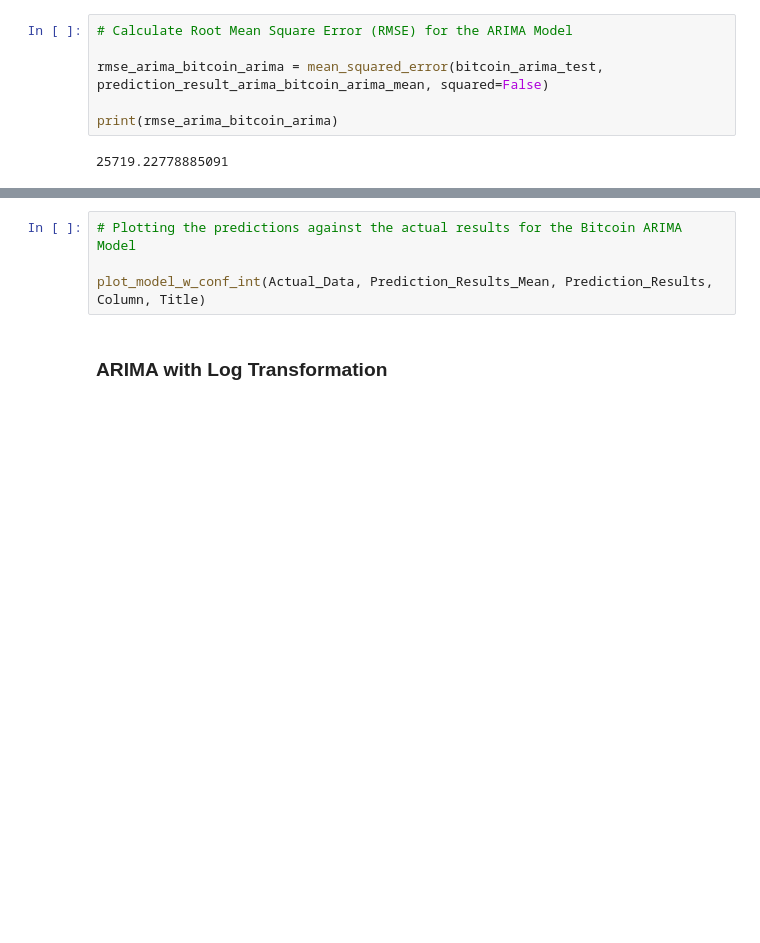
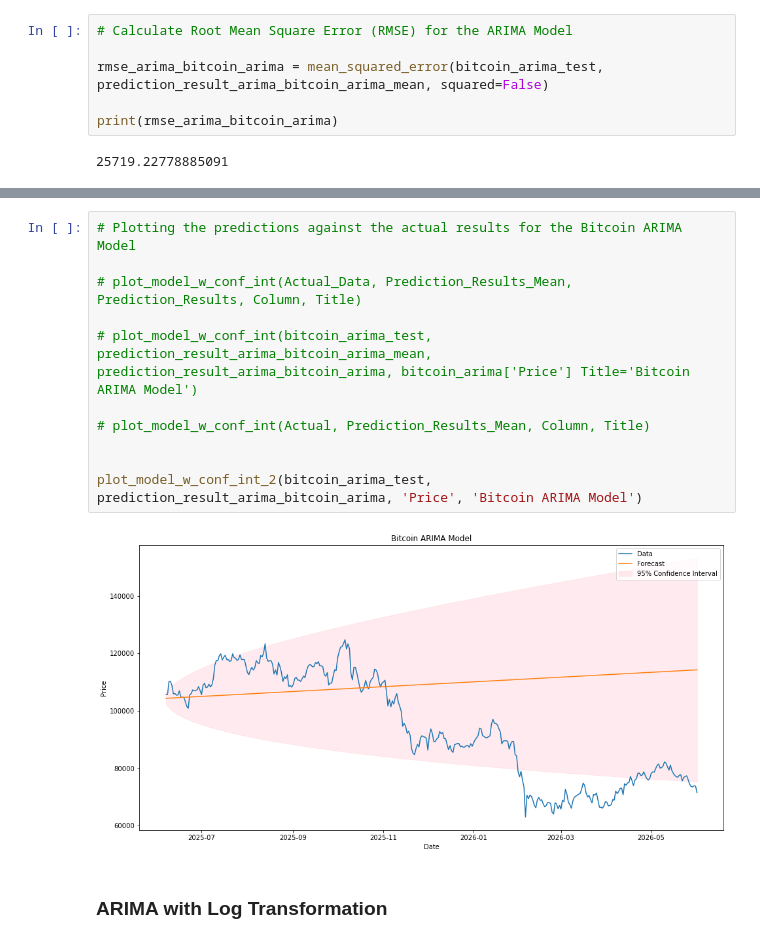
Before and after one commit to keithotuomagie/bitcoin_ts, a Jupyter notebook: notebook.ipynb, the cells around one changed output, grey strips where cells are left out. Cells and saved outputs as stored; diff of their text form; blank space fills up the shorter version.

Commit message:
ARIMA | Modeling

```diff
--- a/notebook.ipynb
+++ b/notebook.ipynb
@@ -1212,7 +1326,16 @@ def plot_model_w_conf_int(Actual_Data, Prediction_Results_Mean, Prediction_Resul
 # %%
 # Plotting the predictions against the actual results for the Bitcoin ARIMA Model
 
-plot_model_w_conf_int(Actual_Data, Prediction_Results_Mean, Prediction_Results, Column, Title)
+# plot_model_w_conf_int(Actual_Data, Prediction_Results_Mean, Prediction_Results, Column, Title)
+
+# plot_model_w_conf_int(bitcoin_arima_test, prediction_result_arima_bitcoin_arima_mean, prediction_result_arima_bitcoin_arima, bitcoin_arima['Price'] Title='Bitcoin ARIMA Model')
+
+# plot_model_w_conf_int(Actual, Prediction_Results_Mean, Column, Title)
+
+
+plot_model_w_conf_int_2(bitcoin_arima_test, prediction_result_arima_bitcoin_arima, 'Price', 'Bitcoin ARIMA Model')
+# %% [output]
+[figure, added]
 # %% [markdown]
 ### ARIMA with Log Transformation ###
 # %% [markdown]
```
Also changed, not shown: parts of 7 cells of this notebook.
